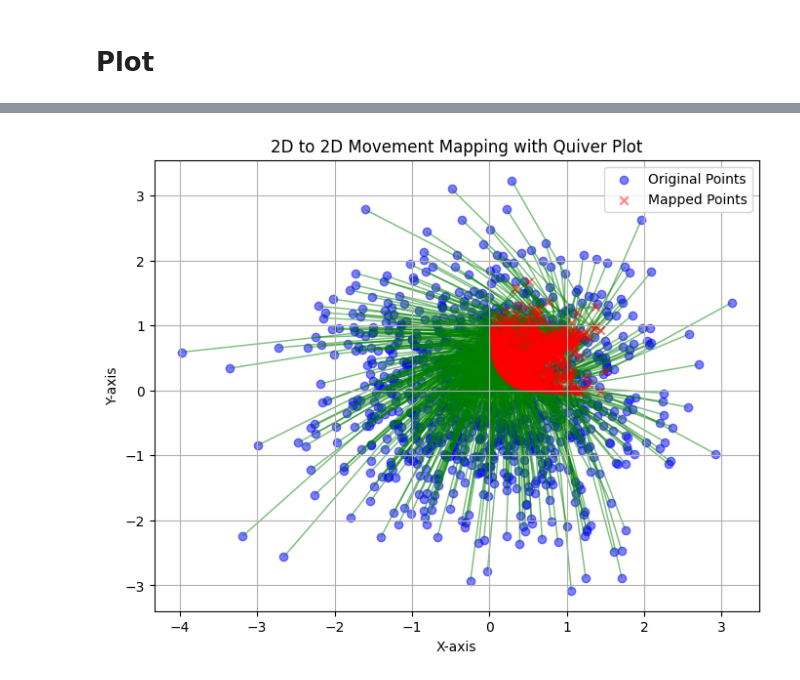
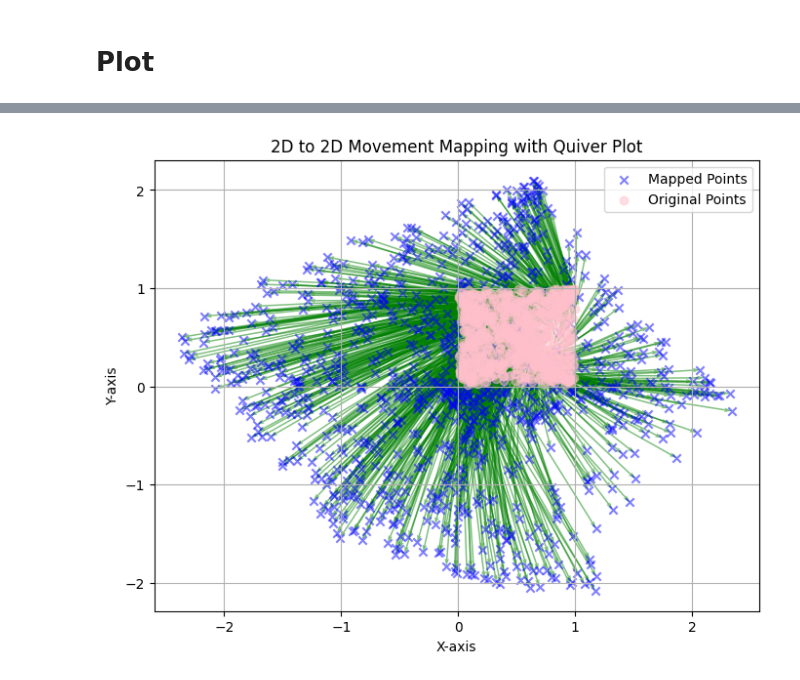
Before and after one commit to felixzhao/AIML425-ASSN-2, a Jupyter notebook: AIML425_Assn_2_Q2.ipynb, the cells around one changed output, grey strips where cells are left out. Saved outputs shown, nothing was run; the diff lists cells and outputs as text; code cells hidden in the pictures.

```diff
--- a/AIML425_Assn_2_Q2.ipynb
+++ b/AIML425_Assn_2_Q2.ipynb
@@ -83,13 +83,11 @@ Loss of weight_decay=1e-07 : 0.002911686897277832
 # %%
-y_pred_dict = {}
 
-for weight_decay in weight_decaies:
-    model = FullyConnected().to(device)
-    model.load_state_dict(torch.load(f'model_{str(weight_decay)}.pth'))
-    model.eval()
+model = FullyConnected().to(device)
+model.load_state_dict(torch.load(f'f1_model.pth'))
+model.eval()
 
-    with torch.no_grad():
-        y_pred_dict[weight_decay] = model(Z.to(device)).cpu()
+with torch.no_grad():
+    f1_y_pred = model(Z.to(device)).cpu()
 # %% [markdown]
 # Plot
 # %%
@@ -243,7 +239,7 @@ plt.show()
 # %% [markdown]
 # Train f2
 # %%
-Y_f2 = pred
+Y_f2 = f1_y_pred
 f2_dataset = TensorDataset(Y_f2, Z)
 # %%
 class F2FullyConnected(nn.Module):
@@ -326,7 +322,7 @@ best_model.load_state_dict(torch.load('best_model.pth'))
 best_model.eval()
 
 with torch.no_grad():
-    y_pred = best_model(Z.to(device)).cpu()
+    Z_pred = best_model(Y_f2.to(device)).cpu()
 # %%
 def plot_loss(losses, ax):
     ax.set_title("Training and Validation Loss of Model")
@@ -383,33 +411,35 @@ plot(y_pred)
 # %%
 import numpy as np
 import matplotlib.pyplot as plt
 
 # 1. Sample Data Preparation
-original_points = Z
-mapped_points = y_pred
+original_points = Y_f2
+mapped_points = Z_pred
 
 # Calculate displacements
 dx = mapped_points[:, 0] - original_points[:, 0]
 dy = mapped_points[:, 1] - original_points[:, 1]
 
 # 2. Plotting
 plt.figure(figsize=(8, 6))
 
-# Scatter plot for original points
-plt.scatter(original_points[:, 0], original_points[:, 1], c='blue', label='Original Points', alpha=0.5)
+
 
 
 # Using quiver plot to visualize movements
 plt.quiver(original_points[:, 0], original_points[:, 1], dx, dy, angles='xy', scale_units='xy', scale=1, color='green', alpha=0.5)
 
-plt.scatter(mapped_points[:, 0], mapped_points[:, 1], c='red', marker='x', label='Mapped Points', alpha=0.5)
+plt.scatter(mapped_points[:, 0], mapped_points[:, 1], c='blue', marker='x', label='Mapped Points', alpha=0.5)
+
+# Scatter plot for original points
+plt.scatter(original_points[:, 0], original_points[:, 1], c='pink', label='Original Points', alpha=0.5)
 
 plt.title('2D to 2D Movement Mapping with Quiver Plot')
 plt.xlabel('X-axis')
 plt.ylabel('Y-axis')
 plt.legend()
 
 plt.grid(True)
 plt.show()
 # %% [output]
-[figure, old version]
+[figure, new version]
```
Also changed, not shown: parts of 13 cells of this notebook.
